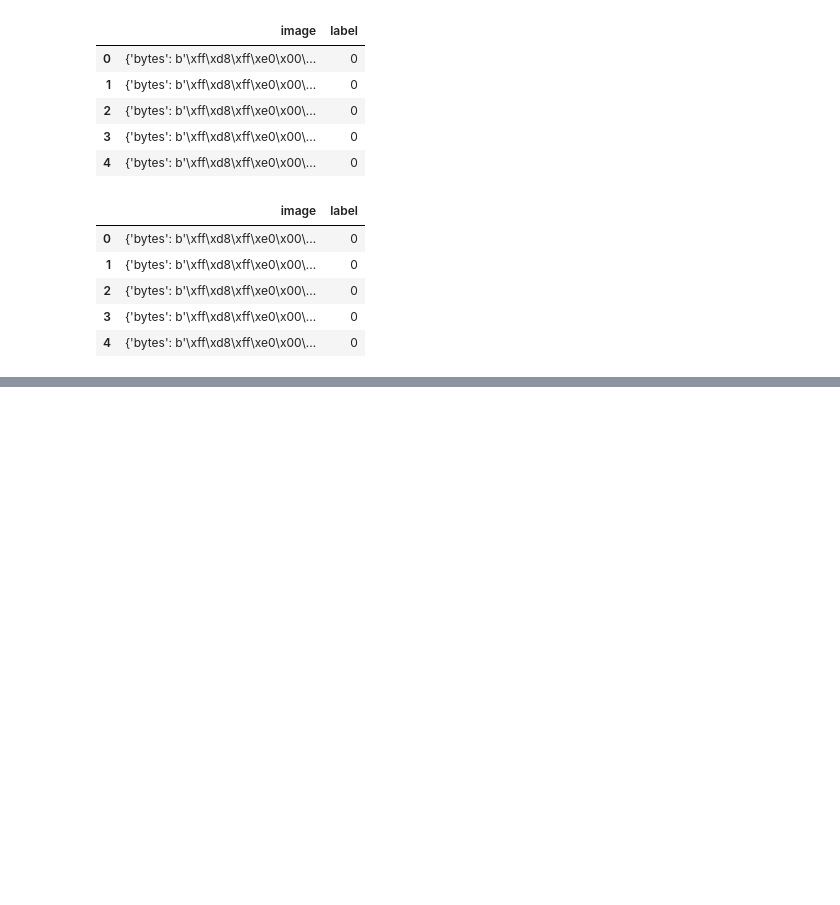
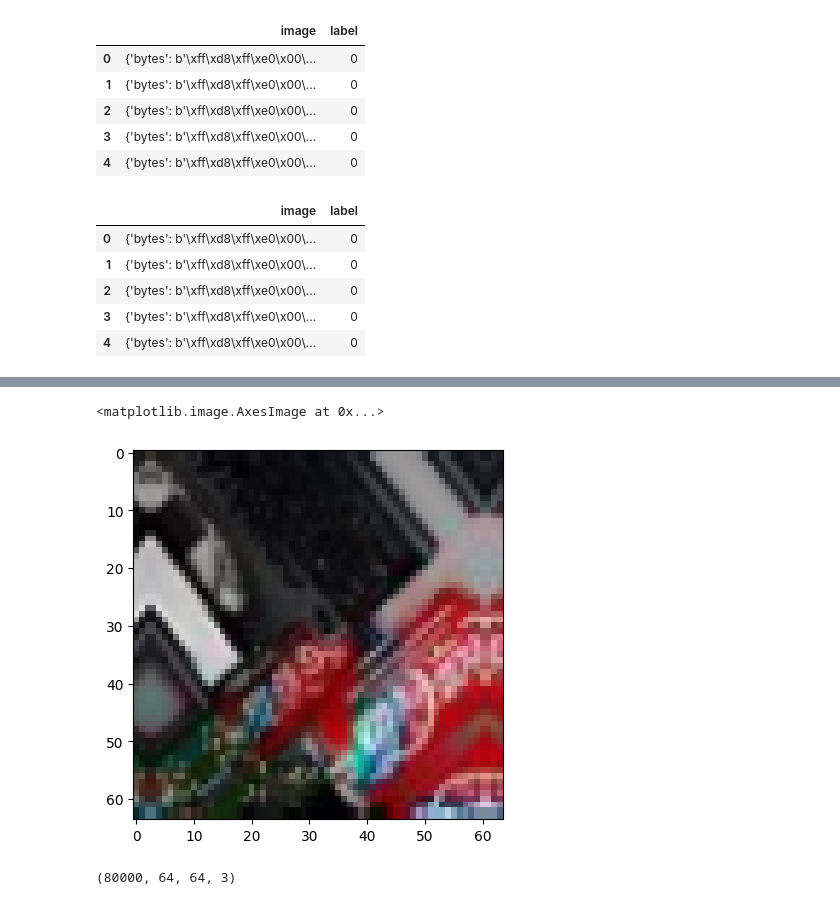
Before and after one commit to vrublik/ds_portfolio, a Jupyter notebook: CNN tiny ImageNet.ipynb, the cells around one changed output, grey strips where cells are left out. Cells and saved outputs as stored; diff of their text form; code cells hidden in the pictures; blank space fills up the shorter version.

```diff
--- a/CNN tiny ImageNet.ipynb
+++ b/CNN tiny ImageNet.ipynb
@@ -72,0 +112,5 @@ Name: label, Length: 100000, dtype: int64
+# %%
+plt.imshow(data_augmentation(tf.expand_dims(first_image, 0))[0]/255)
+# %% [output]
+<matplotlib.image.AxesImage at 0x...>
+[figure, added]
@@ -72,0 +130,4 @@ Name: label, Length: 100000, dtype: int64
+# %%
+img_train.shape
+# %% [output]
+(80000, 64, 64, 3)
```
Also changed, not shown: parts of 84 cells of this notebook, 2 other files.
